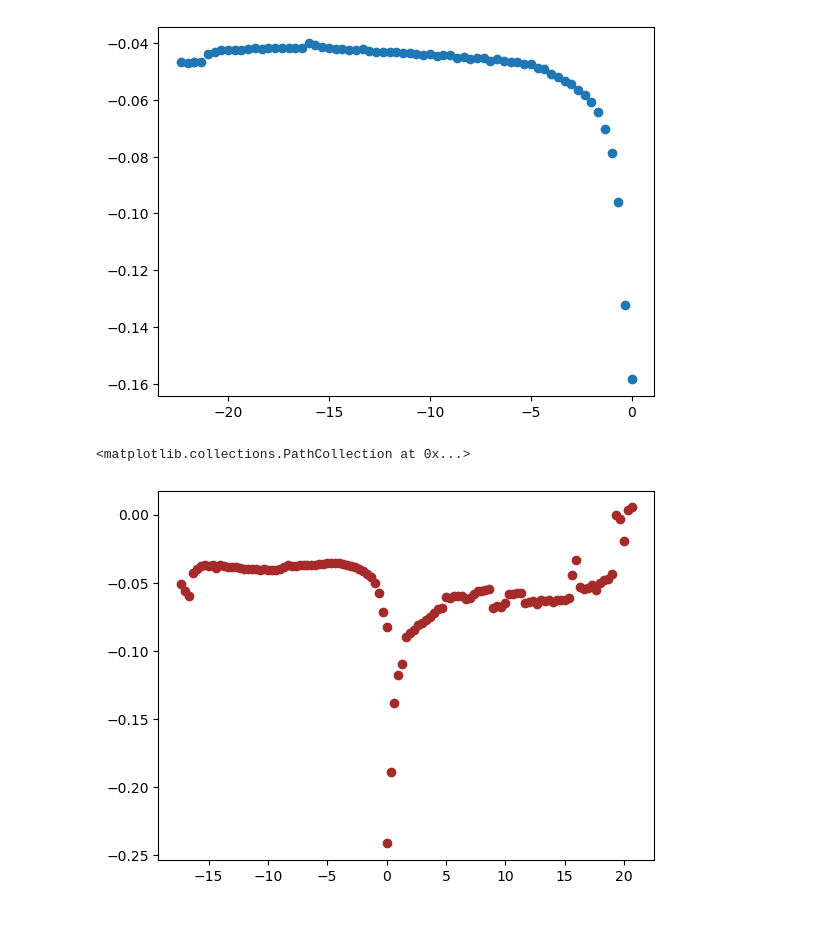
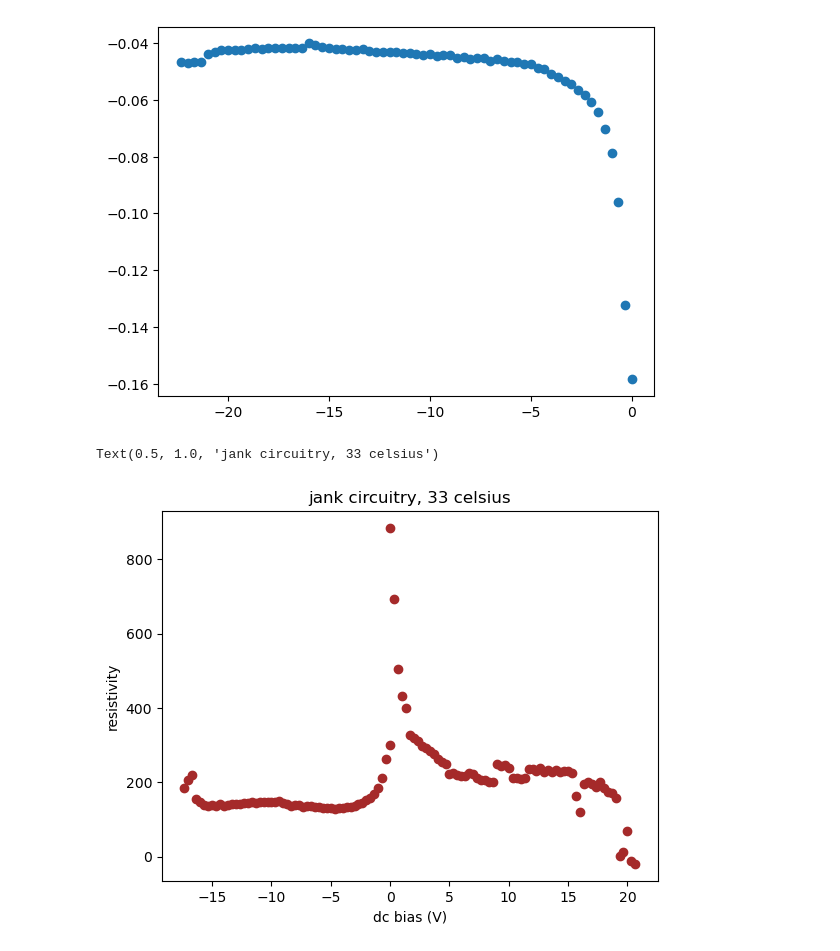
Before and after one commit to MatthewChalkG/ElectricalCharacterization, a Jupyter notebook: sortedelectricaldata/HallStuff.ipynb, the cells around one changed output. Saved outputs shown, nothing was run; the diff lists cells and outputs as text; code cells hidden in the pictures; blank space fills up the shorter version.

```diff
--- a/sortedelectricaldata/HallStuff.ipynb
+++ b/sortedelectricaldata/HallStuff.ipynb
@@ -849,9 +849,12 @@ plt.scatter(data['dc'], data['x'])
 [figure]
 # %%
 data = pd.read_csv("datalogging/Data/resistivity8922865.txt")
-plt.scatter(data['dc'], data['x'], color = 'brown')
+plt.scatter(data['dc'], data['x']/(-.273*10**-3), color = 'brown')
 data2 = pd.read_csv("datalogging/Data/resistivity8923936.txt")
-plt.scatter(data2['dc'], data2['x'], color = 'brown')
+plt.scatter(data2['dc'], data2['x']/(-.273*10**-3), color = 'brown')
+plt.xlabel('dc bias (V)')
+plt.ylabel('resistivity')
+plt.title('jank circuitry, 33 celsius')
 # %% [output]
-<matplotlib.collections.PathCollection at 0x...>
+Text(0.5, 1.0, 'jank circuitry, 33 celsius')
-[figure, old version]
+[figure, new version]
```
Also changed, not shown: parts of 8 cells of this notebook.
